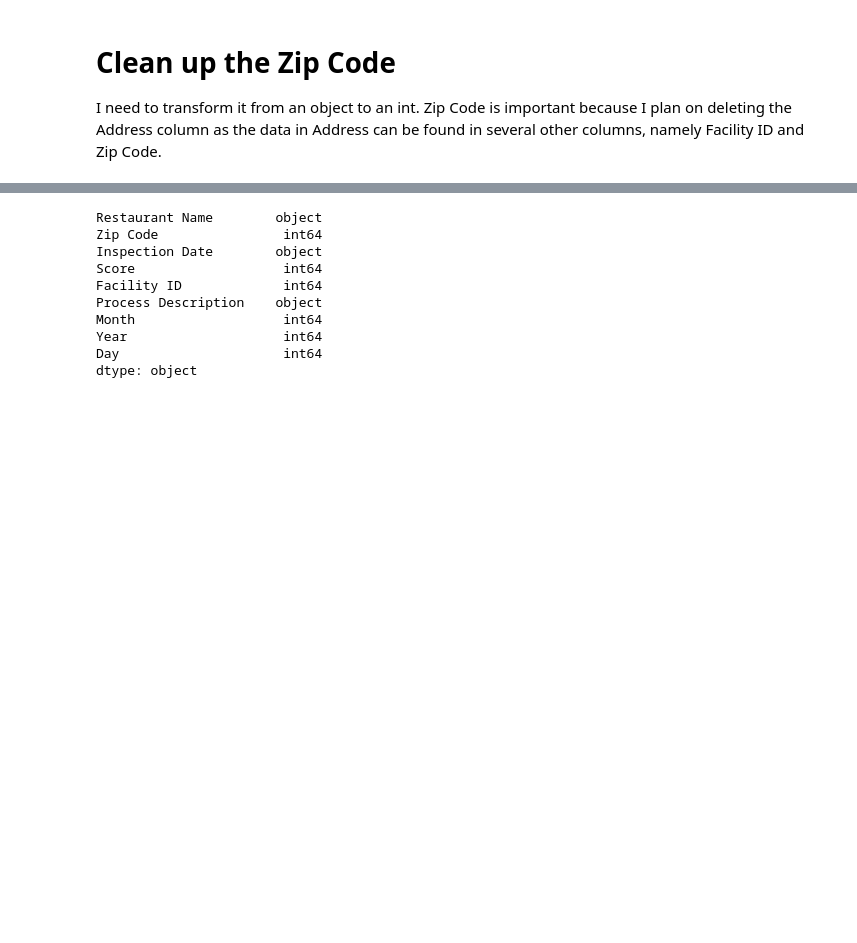
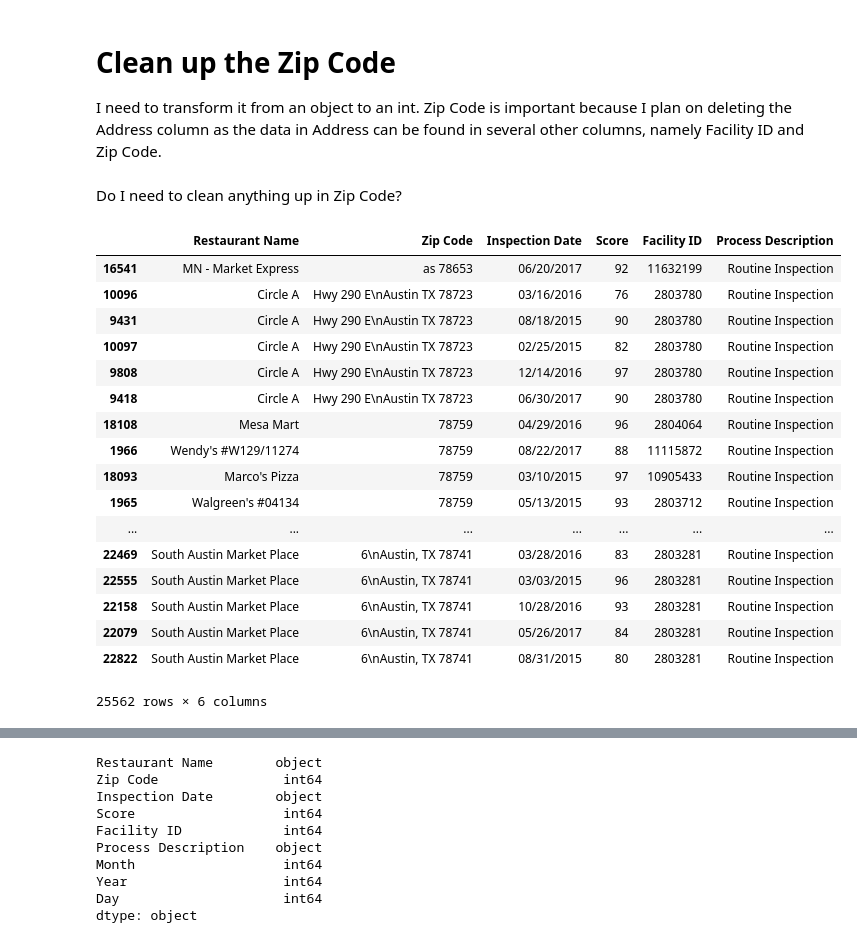
Before and after one commit to rmorelli75/GA_Capstone, a Jupyter notebook: Capstone Pt. 4 Regression.ipynb, the cells around one changed output, grey strips where cells are left out. Saved outputs shown, nothing was run; the diff lists cells and outputs as text; code cells hidden in the pictures; blank space fills up the shorter version.

```diff
--- a/Capstone Pt. 4 Regression.ipynb
+++ b/Capstone Pt. 4 Regression.ipynb
@@ -46,6 +61,29 @@ I need to transform it from an object to an int.  Zip Code is important because
 # %%
 df.drop(["Address"], axis=1, inplace=True)
 #Dropping address because I already have zip code, restaurant name and facility ID.
+# %% [markdown]
+Do I need to clean anything up in Zip Code?
+# %%
+df.sort_values(["Zip Code"], ascending=False)
+# %% [output]
+|  | Restaurant Name | Zip Code | Inspection Date | Score | Facility ID | Process Description |
+| 16541 | MN - Market Express | as 78653 | 06/20/2017 | 92 | 11632199 | Routine Inspection |
+| 10096 | Circle A | Hwy 290 E\nAustin TX 78723 | 03/16/2016 | 76 | 2803780 | Routine Inspection |
+| 9431 | Circle A | Hwy 290 E\nAustin TX 78723 | 08/18/2015 | 90 | 2803780 | Routine Inspection |
+| 10097 | Circle A | Hwy 290 E\nAustin TX 78723 | 02/25/2015 | 82 | 2803780 | Routine Inspection |
+| 9808 | Circle A | Hwy 290 E\nAustin TX 78723 | 12/14/2016 | 97 | 2803780 | Routine Inspection |
+| 9418 | Circle A | Hwy 290 E\nAustin TX 78723 | 06/30/2017 | 90 | 2803780 | Routine Inspection |
+| 18108 | Mesa Mart | 78759 | 04/29/2016 | 96 | 2804064 | Routine Inspection |
+| 1966 | Wendy's #W129/11274 | 78759 | 08/22/2017 | 88 | 11115872 | Routine Inspection |
+| 18093 | Marco's Pizza | 78759 | 03/10/2015 | 97 | 10905433 | Routine Inspection |
+| 1965 | Walgreen's #04134 | 78759 | 05/13/2015 | 93 | 2803712 | Routine Inspection |
+| ... | ... | ... | ... | ... | ... | ... |
+| 22469 | South Austin Market Place | 6\nAustin, TX 78741 | 03/28/2016 | 83 | 2803281 | Routine Inspection |
+| 22555 | South Austin Market Place | 6\nAustin, TX 78741 | 03/03/2015 | 96 | 2803281 | Routine Inspection |
+| 22158 | South Austin Market Place | 6\nAustin, TX 78741 | 10/28/2016 | 93 | 2803281 | Routine Inspection |
+| 22079 | South Austin Market Place | 6\nAustin, TX 78741 | 05/26/2017 | 84 | 2803281 | Routine Inspection |
+| 22822 | South Austin Market Place | 6\nAustin, TX 78741 | 08/31/2015 | 80 | 2803281 | Routine Inspection |
+25562 rows × 6 columns
 # %%
 #Remove weird strings in Zip Code.
 df['Zip Code'] = df['Zip Code'].map(lambda x: x.lstrip('6\nAustin, TX'))
```
Also changed, not shown: parts of 76 cells of this notebook, 1 other file.
